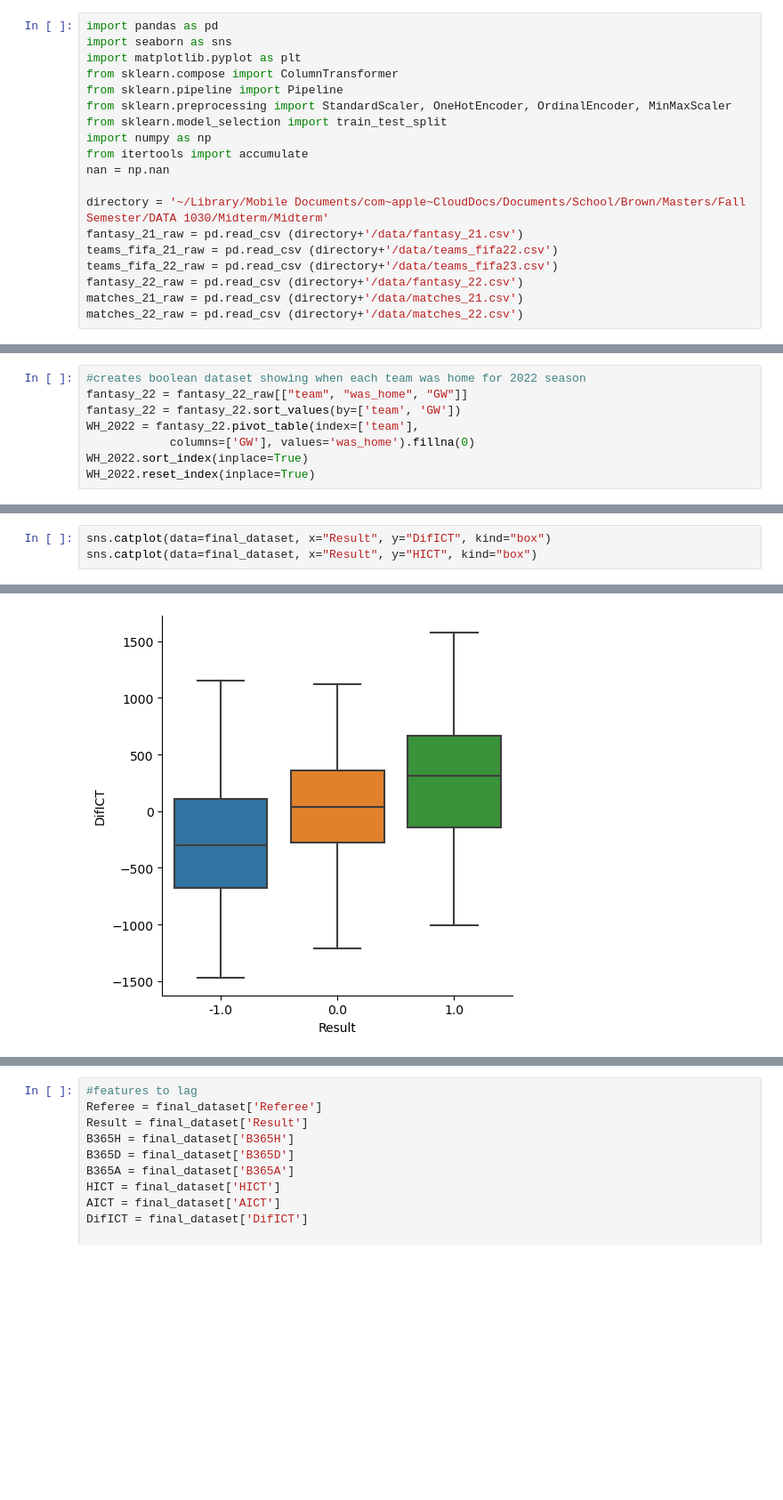
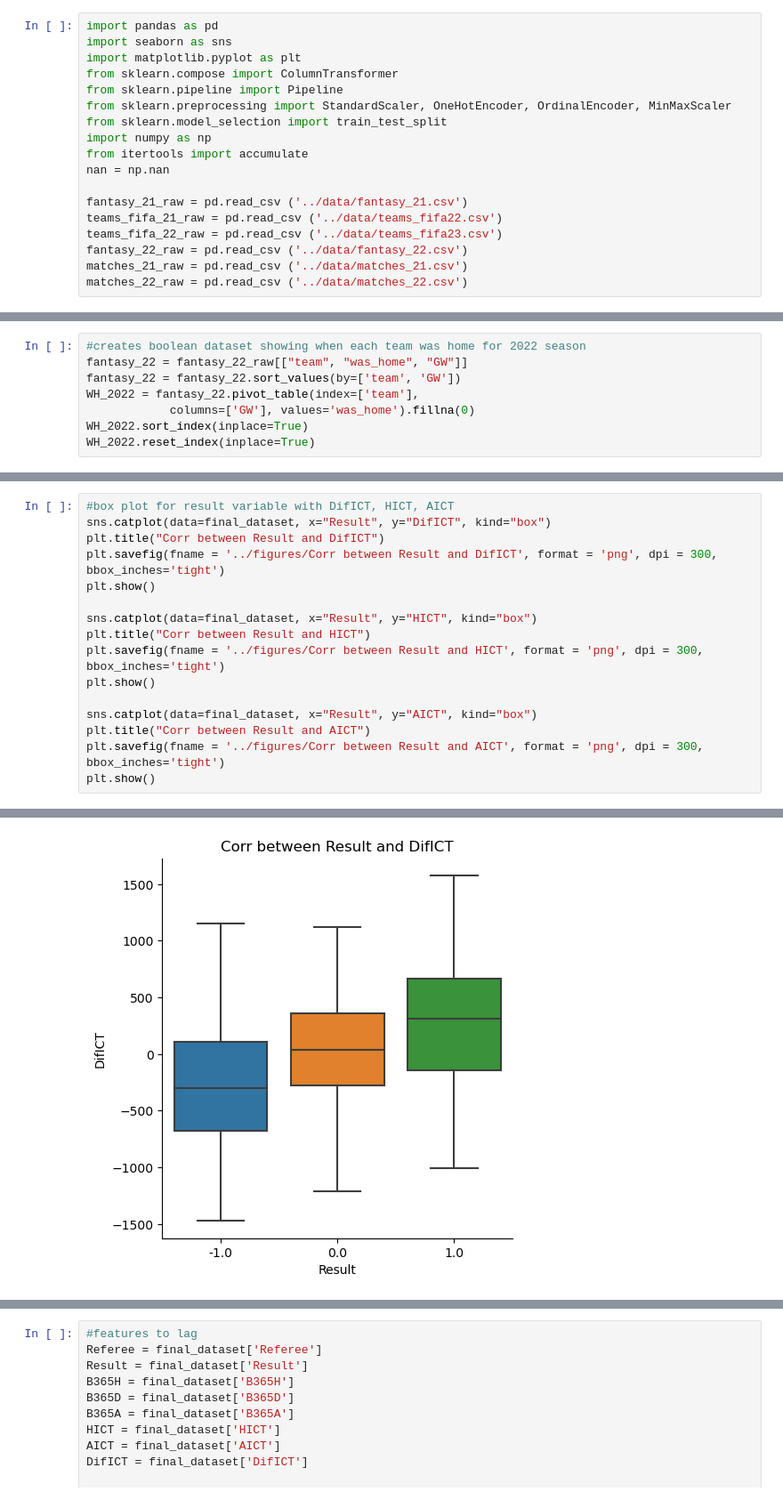
Before and after one commit to nikolaitennant/Premier-League-Result-Projections, a Jupyter notebook: src/Premier League Result Projections.ipynb, the cells around one changed output, grey strips where cells are left out. Shown at 89% size. Saved outputs shown, nothing was run; the diff lists cells and outputs as text; blank space fills up the shorter version.

```diff
--- a/src/Premier League Result Projections.ipynb
+++ b/src/Premier League Result Projections.ipynb
@@ -10,11 +12,10 @@ import numpy as np
 from itertools import accumulate
 nan = np.nan
 
-directory = '~/Library/Mobile Documents/com~apple~CloudDocs/Documents/School/Brown/Masters/Fall Semester/DATA 1030/Midterm/Midterm'
-fantasy_21_raw = pd.read_csv (directory+'/data/fantasy_21.csv')
-teams_fifa_21_raw = pd.read_csv (directory+'/data/teams_fifa22.csv')
-teams_fifa_22_raw = pd.read_csv (directory+'/data/teams_fifa23.csv')
-fantasy_22_raw = pd.read_csv (directory+'/data/fantasy_22.csv')
-matches_21_raw = pd.read_csv (directory+'/data/matches_21.csv')
-matches_22_raw = pd.read_csv (directory+'/data/matches_22.csv')
+fantasy_21_raw = pd.read_csv ('../data/fantasy_21.csv')
+teams_fifa_21_raw = pd.read_csv ('../data/teams_fifa22.csv')
+teams_fifa_22_raw = pd.read_csv ('../data/teams_fifa23.csv')
+fantasy_22_raw = pd.read_csv ('../data/fantasy_22.csv')
+matches_21_raw = pd.read_csv ('../data/matches_21.csv')
+matches_22_raw = pd.read_csv ('../data/matches_22.csv')
 # %%
@@ -542,5 +620,18 @@ plt.show()
 [figure]
 # %%
+#box plot for result variable with DifICT, HICT, AICT
 sns.catplot(data=final_dataset, x="Result", y="DifICT", kind="box")
+plt.title("Corr between Result and DifICT")
+plt.savefig(fname = '../figures/Corr between Result and DifICT', format = 'png', dpi = 300, bbox_inches='tight')
+plt.show()
+
 sns.catplot(data=final_dataset, x="Result", y="HICT", kind="box")
+plt.title("Corr between Result and HICT")
+plt.savefig(fname = '../figures/Corr between Result and HICT', format = 'png', dpi = 300, bbox_inches='tight')
+plt.show()
+
+sns.catplot(data=final_dataset, x="Result", y="AICT", kind="box")
+plt.title("Corr between Result and AICT")
+plt.savefig(fname = '../figures/Corr between Result and AICT', format = 'png', dpi = 300, bbox_inches='tight')
+plt.show()
 # %% [output]
@@ -548 +638 @@ sns.catplot(data=final_dataset, x="Result", y="HICT", kind="box")
-[figure, old version]
+[figure, new version]
```
Also changed, not shown: parts of 49 cells of this notebook, 33 other files.
